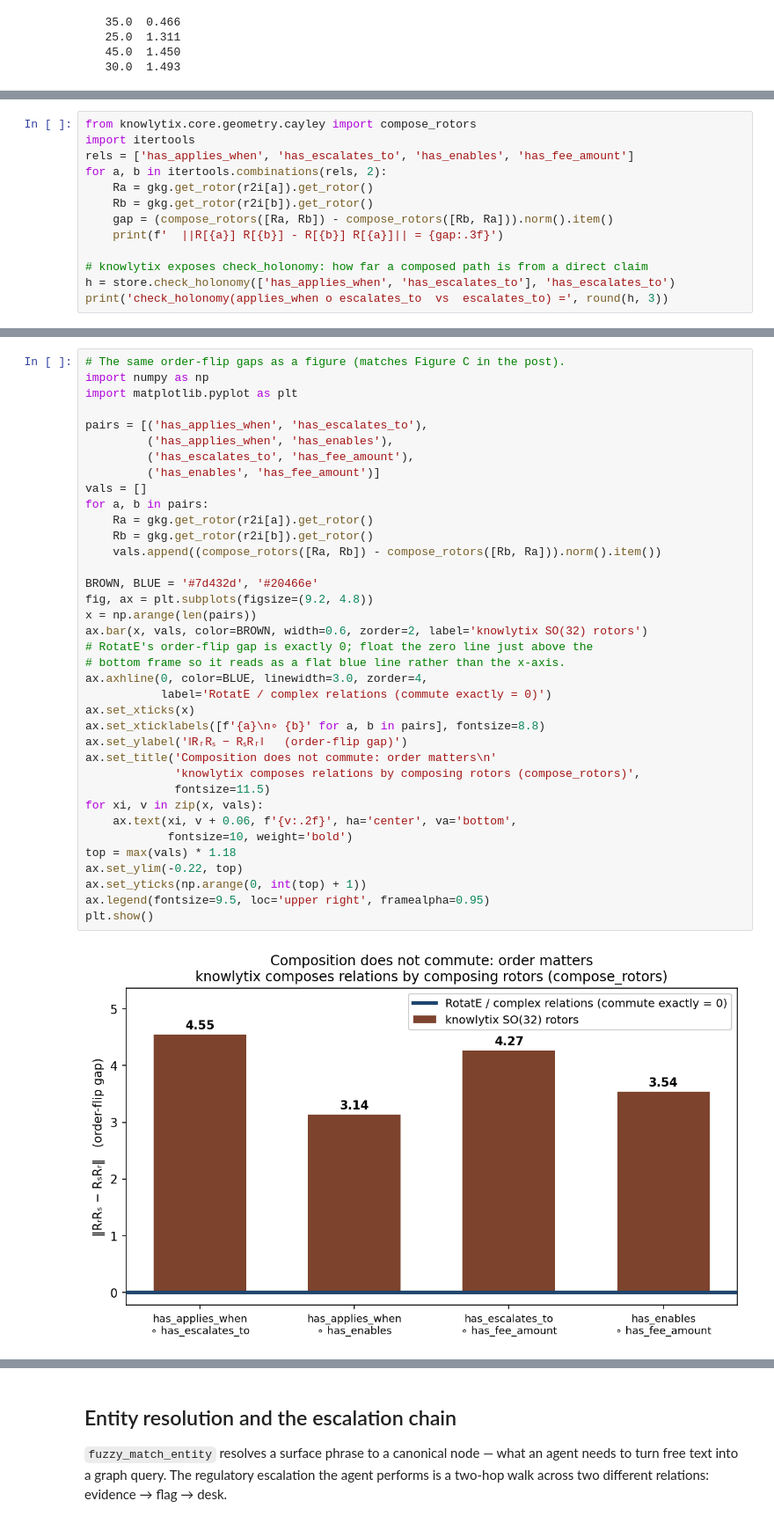
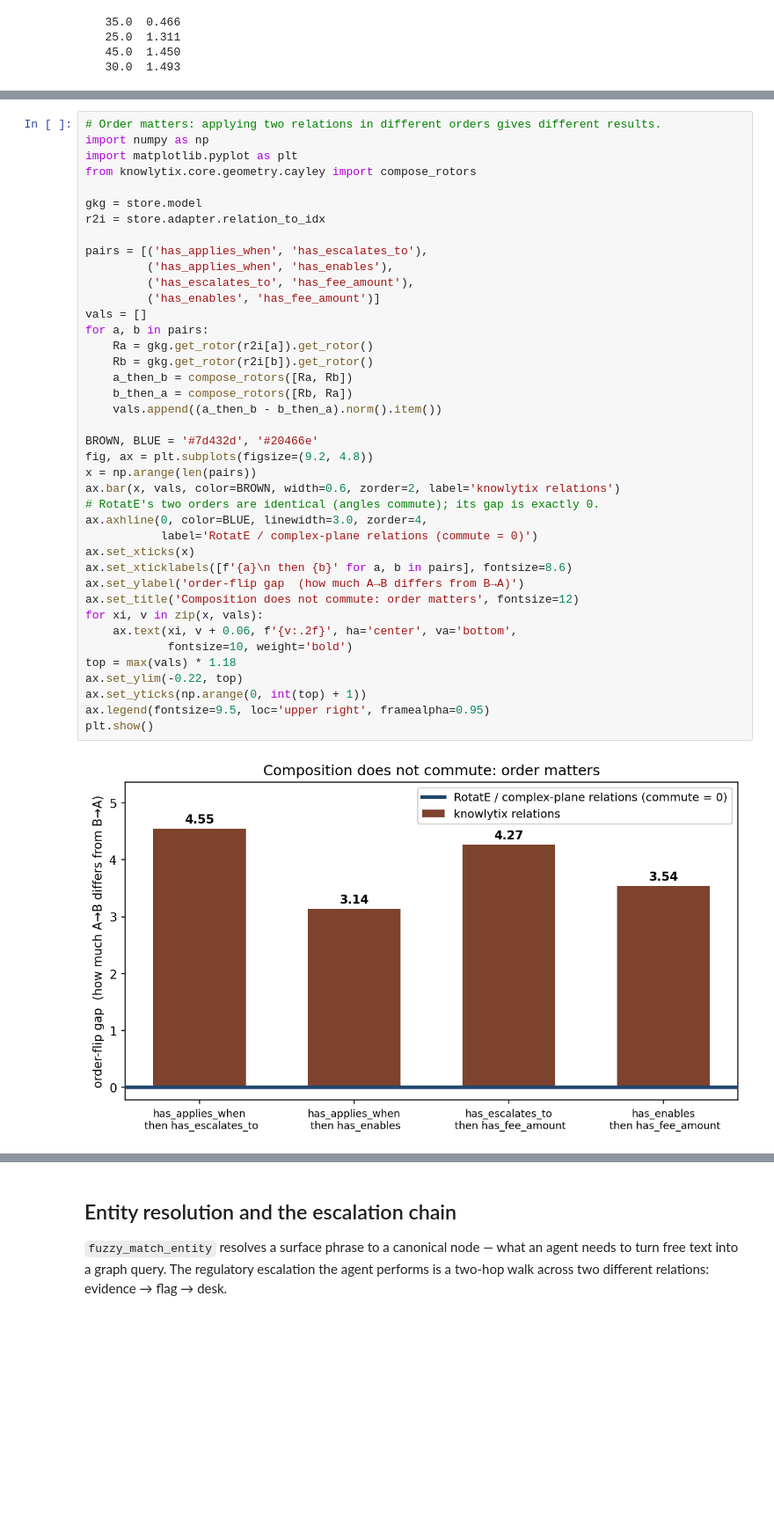
Before and after one commit to asudjianto-xml/MRM, a Jupyter notebook: AI-Agent/ch04b_rotation_in_production.ipynb, the cells around one changed output, grey strips where cells are left out. Shown at 88% size. Drawn from its saved outputs; the diff is of its cells as text; blank space fills up the shorter version.

```diff
--- a/AI-Agent/ch04b_rotation_in_production.ipynb
+++ b/AI-Agent/ch04b_rotation_in_production.ipynb
@@ -265,13 +235,0 @@ RotatE composes relations by adding angles, and angles commute: it forces every
-# %%
-from knowlytix.core.geometry.cayley import compose_rotors
-import itertools
-rels = ['has_applies_when', 'has_escalates_to', 'has_enables', 'has_fee_amount']
-for a, b in itertools.combinations(rels, 2):
-    Ra = gkg.get_rotor(r2i[a]).get_rotor()
-    Rb = gkg.get_rotor(r2i[b]).get_rotor()
-    gap = (compose_rotors([Ra, Rb]) - compose_rotors([Rb, Ra])).norm().item()
-    print(f'  ||R[{a}] R[{b}] - R[{b}] R[{a}]|| = {gap:.3f}')
-
-# knowlytix exposes check_holonomy: how far a composed path is from a direct claim
-h = store.check_holonomy(['has_applies_when', 'has_escalates_to'], 'has_escalates_to')
-print('check_holonomy(applies_when o escalates_to  vs  escalates_to) =', round(h, 3))
@@ -288,39 +236,42 @@ The same gaps as a figure: brown bars are the knowlytix SO(32) rotors, the flat
 # %%
-# The same order-flip gaps as a figure (matches Figure C in the post).
+# Order matters: applying two relations in different orders gives different results.
 import numpy as np
 import matplotlib.pyplot as plt
+from knowlytix.core.geometry.cayley import compose_rotors
+
+gkg = store.model
+r2i = store.adapter.relation_to_idx
 
 pairs = [('has_applies_when', 'has_escalates_to'),
          ('has_applies_when', 'has_enables'),
          ('has_escalates_to', 'has_fee_amount'),
          ('has_enables', 'has_fee_amount')]
 vals = []
 for a, b in pairs:
     Ra = gkg.get_rotor(r2i[a]).get_rotor()
     Rb = gkg.get_rotor(r2i[b]).get_rotor()
-    vals.append((compose_rotors([Ra, Rb]) - compose_rotors([Rb, Ra])).norm().item())
+    a_then_b = compose_rotors([Ra, Rb])
+    b_then_a = compose_rotors([Rb, Ra])
+    vals.append((a_then_b - b_then_a).norm().item())
 
 BROWN, BLUE = '#7d432d', '#20466e'
 fig, ax = plt.subplots(figsize=(9.2, 4.8))
 x = np.arange(len(pairs))
-ax.bar(x, vals, color=BROWN, width=0.6, zorder=2, label='knowlytix SO(32) rotors')
-# RotatE's order-flip gap is exactly 0; float the zero line just above the
-# bottom frame so it reads as a flat blue line rather than the x-axis.
+ax.bar(x, vals, color=BROWN, width=0.6, zorder=2, label='knowlytix relations')
+# RotatE's two orders are identical (angles commute); its gap is exactly 0.
 ax.axhline(0, color=BLUE, linewidth=3.0, zorder=4,
-           label='RotatE / complex relations (commute exactly = 0)')
+           label='RotatE / complex-plane relations (commute = 0)')
 ax.set_xticks(x)
-ax.set_xticklabels([f'{a}\n∘ {b}' for a, b in pairs], fontsize=8.8)
-ax.set_ylabel('‖RᵣRₛ − RₛRᵣ‖   (order-flip gap)')
-ax.set_title('Composition does not commute: order matters\n'
-             'knowlytix composes relations by composing rotors (compose_rotors)',
-             fontsize=11.5)
+ax.set_xticklabels([f'{a}\n then {b}' for a, b in pairs], fontsize=8.6)
+ax.set_ylabel('order-flip gap  (how much A→B differs from B→A)')
+ax.set_title('Composition does not commute: order matters', fontsize=12)
 for xi, v in zip(x, vals):
     ax.text(xi, v + 0.06, f'{v:.2f}', ha='center', va='bottom',
             fontsize=10, weight='bold')
 top = max(vals) * 1.18
 ax.set_ylim(-0.22, top)
 ax.set_yticks(np.arange(0, int(top) + 1))
 ax.legend(fontsize=9.5, loc='upper right', framealpha=0.95)
 plt.show()
 # %% [output]
-[figure, old version]
+[figure, new version]
```
Also changed, not shown: parts of 14 cells of this notebook.
